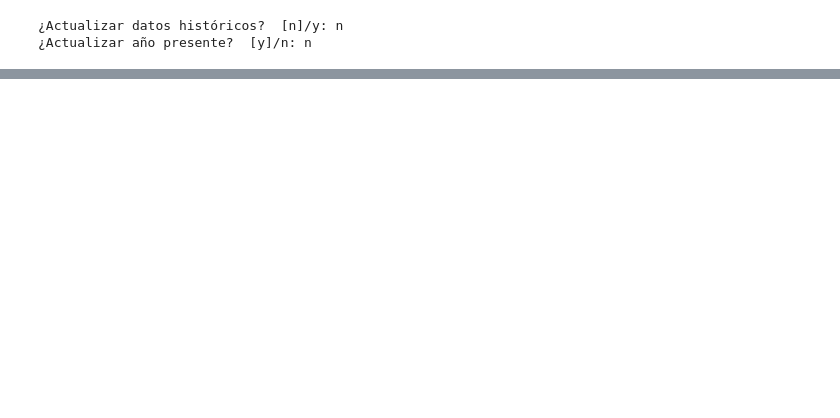
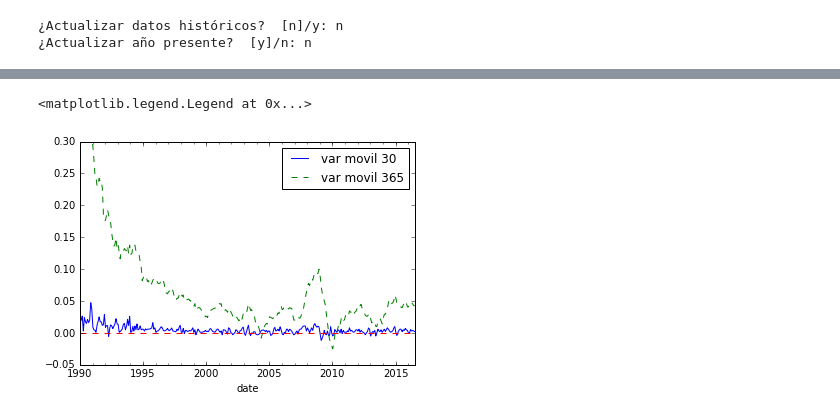
Before and after one commit to collabmarket/data_sii, a Jupyter notebook: UF.ipynb, the cells around one changed output, grey strips where cells are left out. Cells and saved outputs as stored; diff of their text form; code cells hidden in the pictures; blank space fills up the shorter version.

```diff
--- a/UF.ipynb
+++ b/UF.ipynb
@@ -14,0 +28,10 @@ uf.plot(figsize=(10,10))
+# %%
+# Variacion movil 30 dias
+ax = uf.pct_change(30).plot()
+# Variacion movil 365 dias
+uf.pct_change(365).plot(style='--', ax=ax)
+plt.axhline(y=0, color='r', linestyle='--')
+plt.legend(['var movil 30','var movil 365'])
+# %% [output]
+<matplotlib.legend.Legend at 0x...>
+[figure, added]
```
Also changed, not shown: parts of 8 cells of this notebook, 1 other file.
